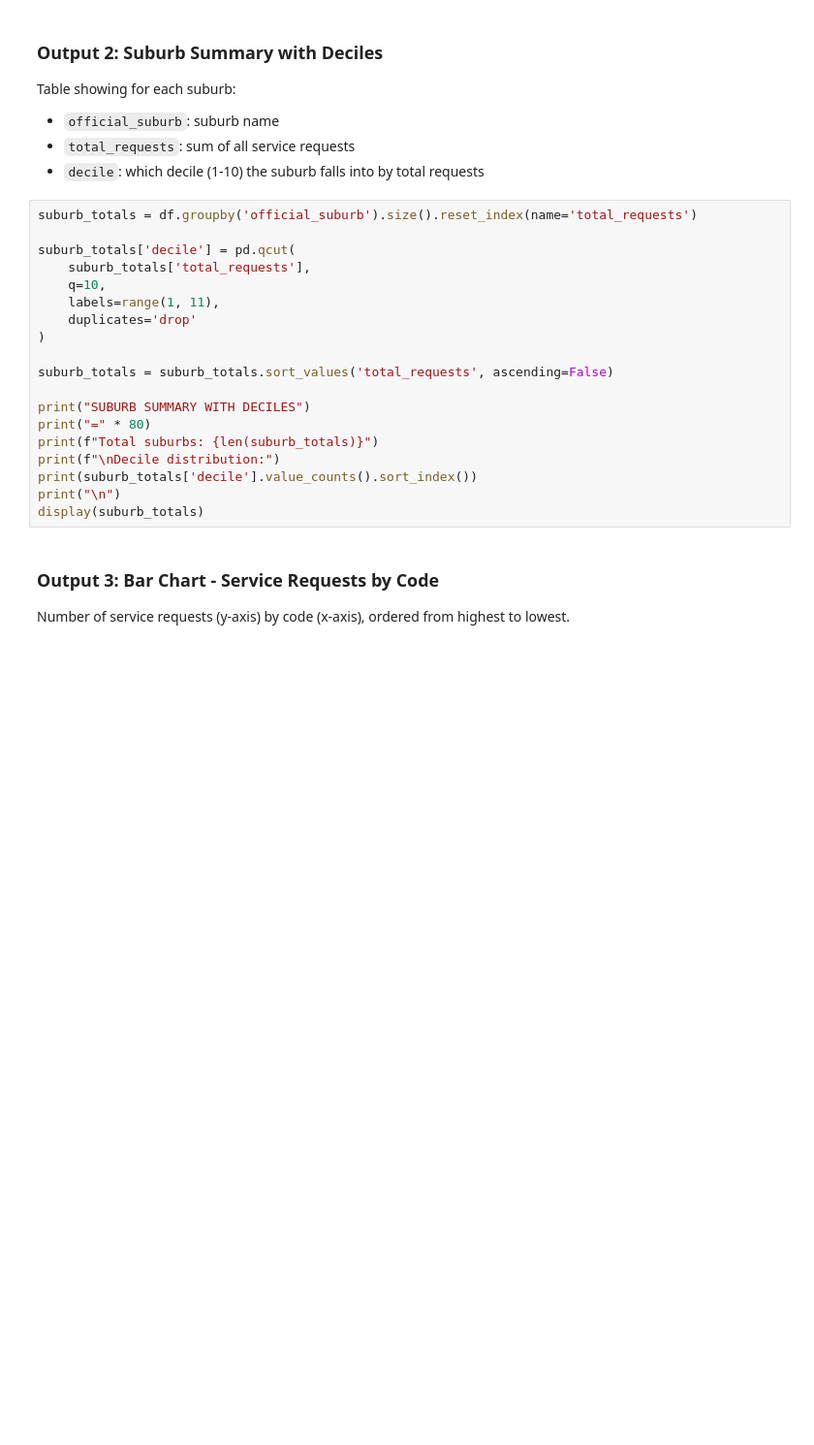
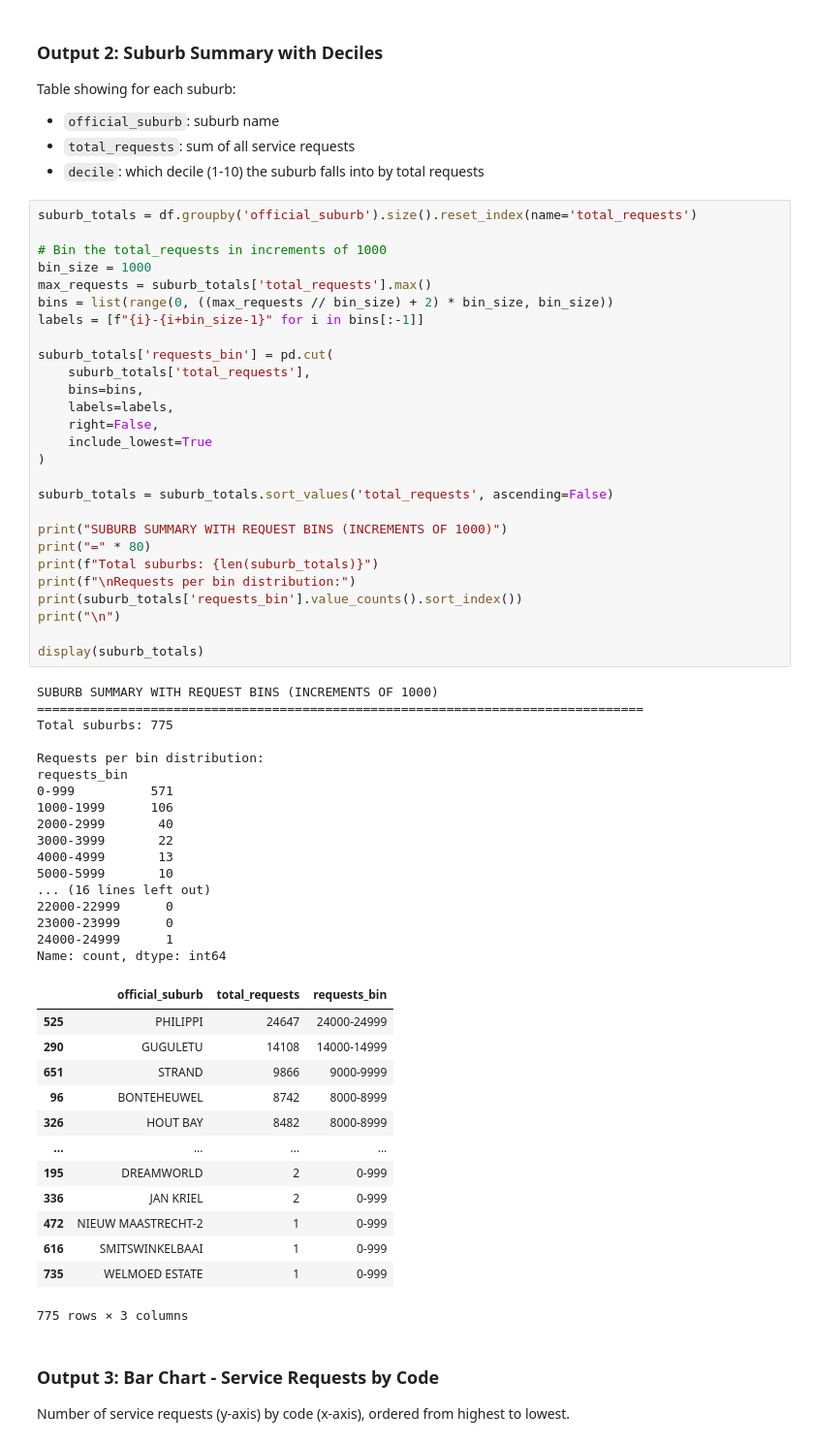
Before and after one commit to thedataferret/coct_ds_code_challenge, a Jupyter notebook: classification.ipynb, the cells around one changed output. Shown at 97% size. Saved outputs shown, nothing was run; the diff lists cells and outputs as text; blank space fills up the shorter version.

```diff
--- a/classification.ipynb
+++ b/classification.ipynb
@@ -375,22 +506,61 @@ Table showing for each suburb:
 # %%
 suburb_totals = df.groupby('official_suburb').size().reset_index(name='total_requests')
 
-suburb_totals['decile'] = pd.qcut(
+# Bin the total_requests in increments of 1000
+bin_size = 1000
+max_requests = suburb_totals['total_requests'].max()
+bins = list(range(0, ((max_requests // bin_size) + 2) * bin_size, bin_size))
+labels = [f"{i}-{i+bin_size-1}" for i in bins[:-1]]
+
+suburb_totals['requests_bin'] = pd.cut(
     suburb_totals['total_requests'],
-    q=10,
-    labels=range(1, 11),
-    duplicates='drop'
+    bins=bins,
+    labels=labels,
+    right=False,
+    include_lowest=True
 )
 
 suburb_totals = suburb_totals.sort_values('total_requests', ascending=False)
 
-print("SUBURB SUMMARY WITH DECILES")
+print("SUBURB SUMMARY WITH REQUEST BINS (INCREMENTS OF 1000)")
 print("=" * 80)
 print(f"Total suburbs: {len(suburb_totals)}")
-print(f"\nDecile distribution:")
-print(suburb_totals['decile'].value_counts().sort_index())
+print(f"\nRequests per bin distribution:")
+print(suburb_totals['requests_bin'].value_counts().sort_index())
 print("\n")
+
 display(suburb_totals)
+# %% [output]
+SUBURB SUMMARY WITH REQUEST BINS (INCREMENTS OF 1000)
+================================================================================
+Total suburbs: 775
+
+Requests per bin distribution:
+requests_bin
+0-999          571
+1000-1999      106
+2000-2999       40
+3000-3999       22
+4000-4999       13
+5000-5999       10
+... (16 lines left out)
+22000-22999      0
+23000-23999      0
+24000-24999      1
+Name: count, dtype: int64
+|  | official_suburb | total_requests | requests_bin |
+| 525 | PHILIPPI | 24647 | 24000-24999 |
+| 290 | GUGULETU | 14108 | 14000-14999 |
+| 651 | STRAND | 9866 | 9000-9999 |
+| 96 | BONTEHEUWEL | 8742 | 8000-8999 |
+| 326 | HOUT BAY | 8482 | 8000-8999 |
+| ... | ... | ... | ... |
+| 195 | DREAMWORLD | 2 | 0-999 |
+| 336 | JAN KRIEL | 2 | 0-999 |
+| 472 | NIEUW MAASTRECHT-2 | 1 | 0-999 |
+| 616 | SMITSWINKELBAAI | 1 | 0-999 |
+| 735 | WELMOED ESTATE | 1 | 0-999 |
+775 rows × 3 columns
 # %% [markdown]
 ### Output 3: Bar Chart - Service Requests by Code
 
```
Also changed, not shown: parts of 8 cells of this notebook, 1 other file.
